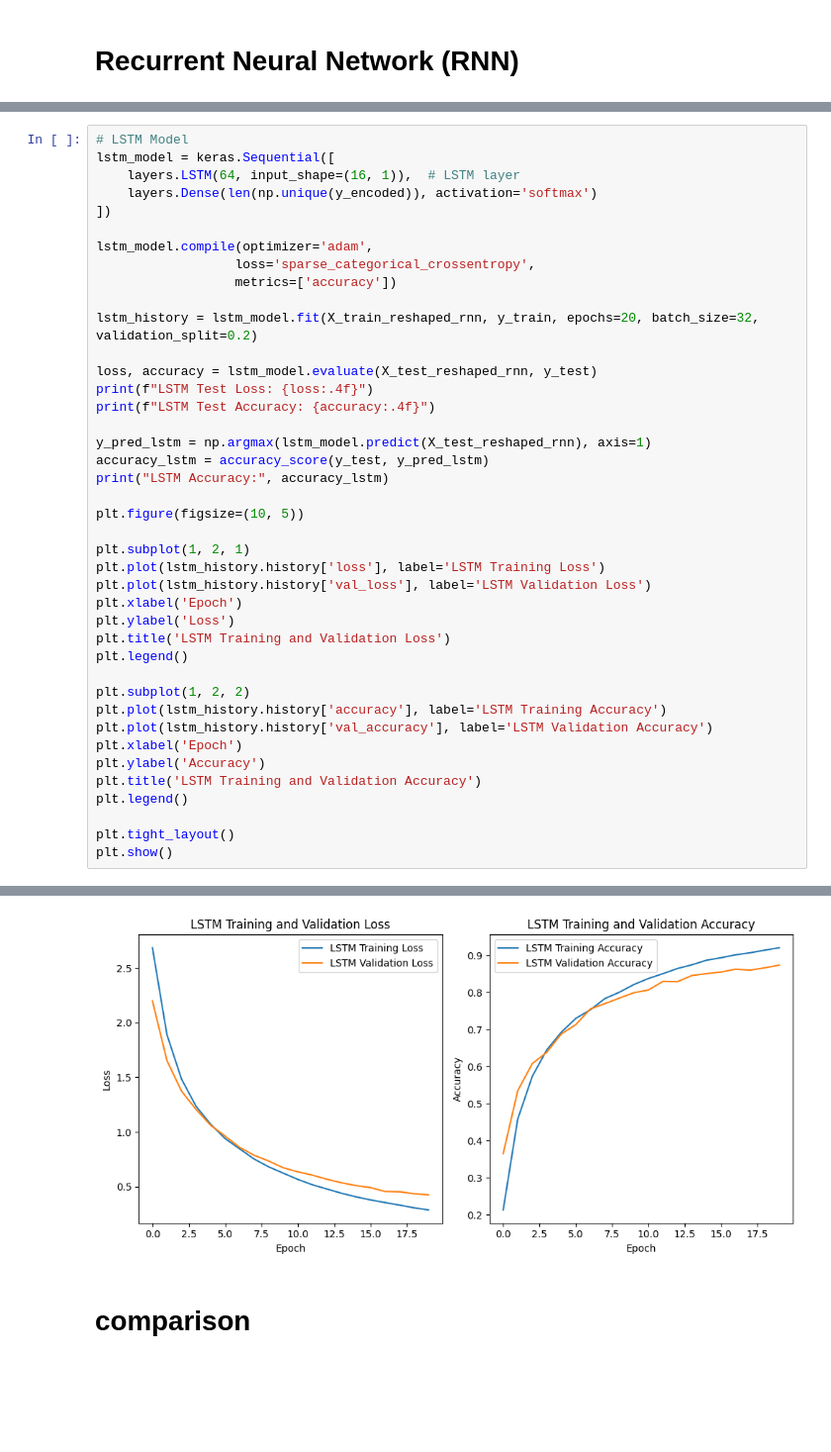
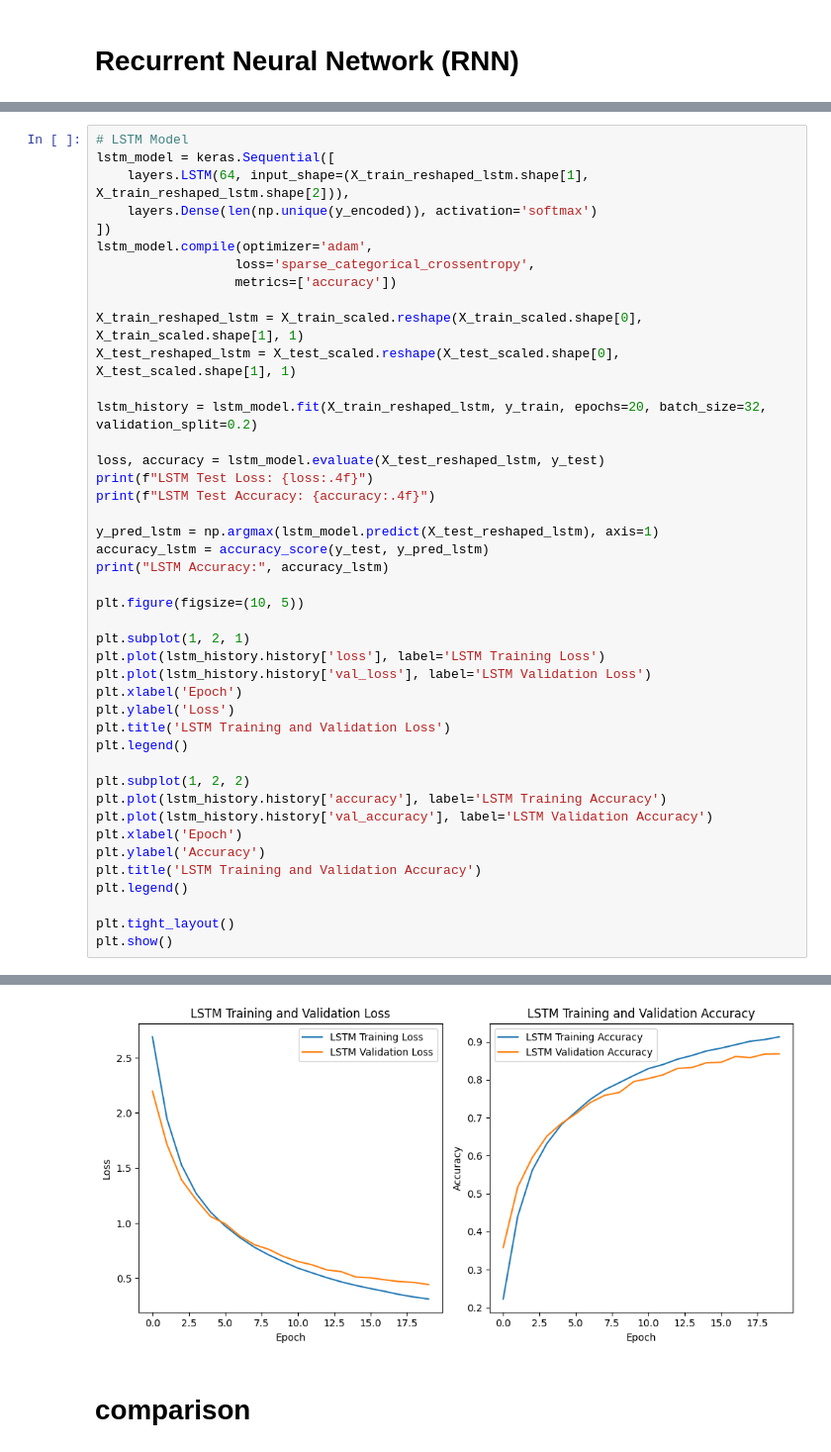
Before and after one commit to SAMYSOSERIOUS/Stats-analytics, a Jupyter notebook: GroupExercice2_.ipynb, the cells around one changed output, grey strips where cells are left out. Shown: that part at 99% size. Cells and saved outputs as stored; diff of their text form; blank space fills up the shorter version.

```diff
--- a/GroupExercice2_.ipynb
+++ b/GroupExercice2_.ipynb
@@ -272,21 +272,23 @@ RNN Accuracy: 0.89925
 # %%
 # LSTM Model
 lstm_model = keras.Sequential([
-    layers.LSTM(64, input_shape=(16, 1)),  # LSTM layer
+    layers.LSTM(64, input_shape=(X_train_reshaped_lstm.shape[1], X_train_reshaped_lstm.shape[2])),
     layers.Dense(len(np.unique(y_encoded)), activation='softmax')
 ])
-
 lstm_model.compile(optimizer='adam',
                   loss='sparse_categorical_crossentropy',
                   metrics=['accuracy'])
 
-lstm_history = lstm_model.fit(X_train_reshaped_rnn, y_train, epochs=20, batch_size=32, validation_split=0.2)
+X_train_reshaped_lstm = X_train_scaled.reshape(X_train_scaled.shape[0], X_train_scaled.shape[1], 1)
+X_test_reshaped_lstm = X_test_scaled.reshape(X_test_scaled.shape[0], X_test_scaled.shape[1], 1)
 
-loss, accuracy = lstm_model.evaluate(X_test_reshaped_rnn, y_test)
+lstm_history = lstm_model.fit(X_train_reshaped_lstm, y_train, epochs=20, batch_size=32, validation_split=0.2)
+
+loss, accuracy = lstm_model.evaluate(X_test_reshaped_lstm, y_test)
 print(f"LSTM Test Loss: {loss:.4f}")
 print(f"LSTM Test Accuracy: {accuracy:.4f}")
 
-y_pred_lstm = np.argmax(lstm_model.predict(X_test_reshaped_rnn), axis=1)
+y_pred_lstm = np.argmax(lstm_model.predict(X_test_reshaped_lstm), axis=1)
 accuracy_lstm = accuracy_score(y_test, y_pred_lstm)
 print("LSTM Accuracy:", accuracy_lstm)
 
@@ -332,4 +334,4 @@ LSTM Accuracy: 0.8825
-[figure, old version]
+[figure, new version]
 # %% [markdown]
 # **comparison**
 # %%
```
Also changed, not shown: parts of 9 cells of this notebook.
